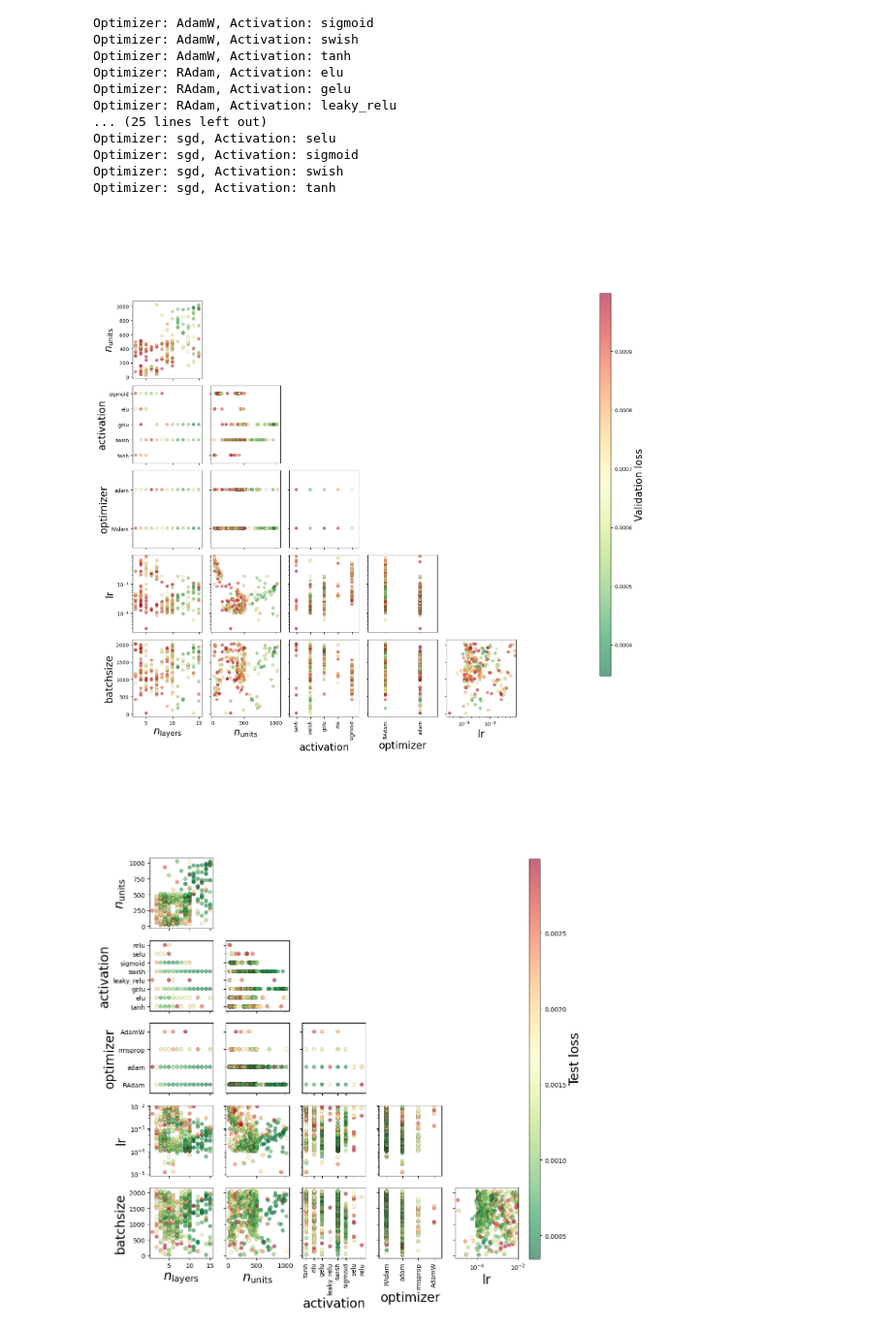
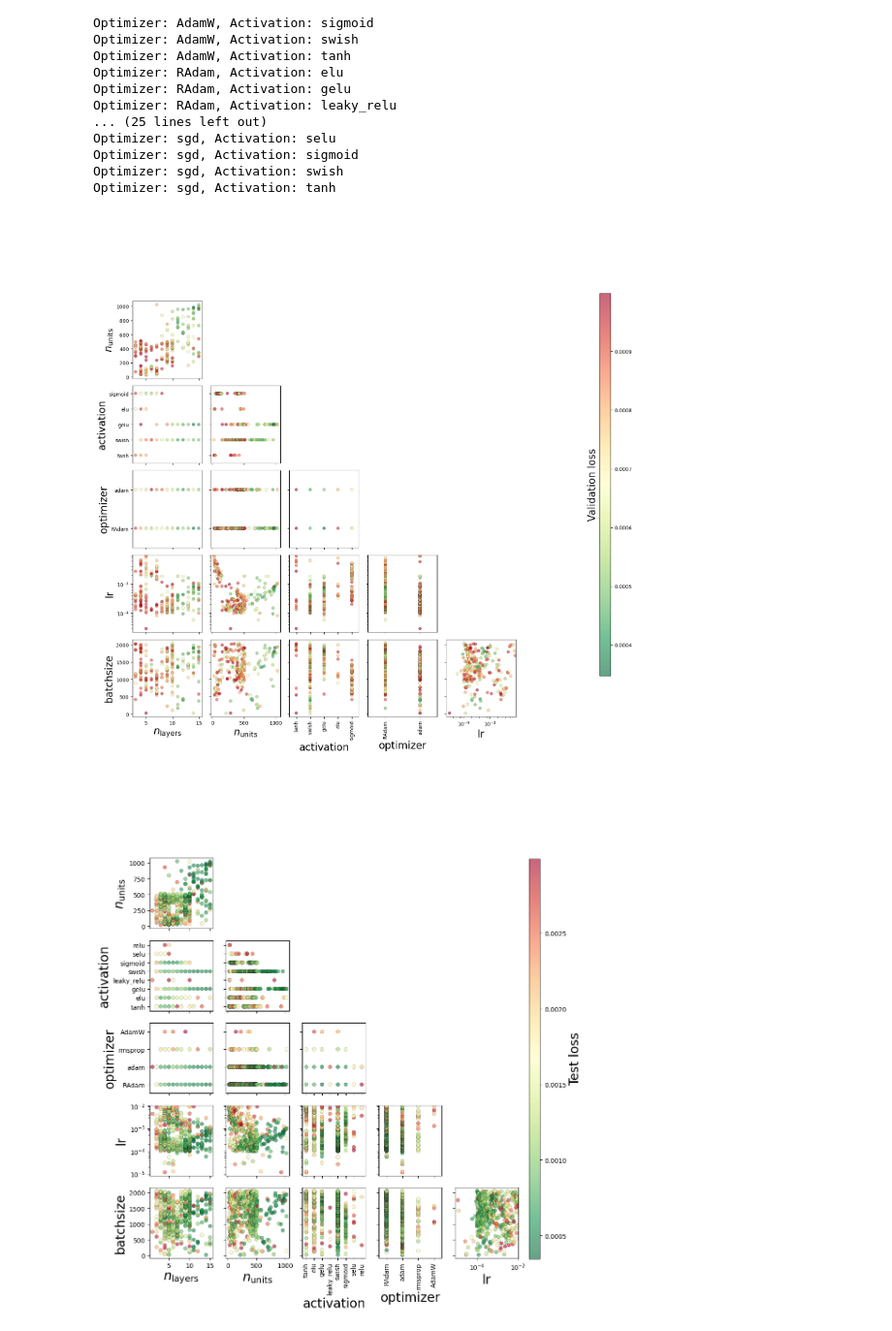
Before and after one commit to r0b42o/NNPowerspectra, a Jupyter notebook: exampleNotebooks/NNPerformance.ipynb, the cells around one changed output. Shown at 97% size. Cells and saved outputs as stored; diff of their text form; code cells hidden in the pictures.

```diff
--- a/exampleNotebooks/NNPerformance.ipynb
+++ b/exampleNotebooks/NNPerformance.ipynb
@@ -492,7 +492,7 @@ print(stds_at_max_size)
 import re
 
 # Beispiel: Datei mit 500 Zeilen (ersetze ggf. durch deinen Pfad)
-log_file = "training_runsv3.txt"
+log_file = "out/training_runsv3.txt"
 
 # Set zur Speicherung gültiger Kombinationen
 valid_combinations = set()
@@ -540,7 +540,7 @@ import ast
 
 results = []
 
-with open("training_runsv3.txt", "r") as f:
+with open("out/training_runsv3.txt", "r") as f:
     for line in f:
         # Extrahiere val_loss
         val_loss_str = line.split("validation loss=")[1].split(",")[0]
@@ -659,34 +659,35 @@ def corner_plot(input_parameters, param_names, val_loss, label_maps):
                             ax.set_xscale('log')
                         ax.set_xlim(lim_low, lim_high)
                         if ticks is not None:
                             ax.set_xticks(ticks)
                             ax.set_xticklabels(labels, rotation=90)
                     else:
                         if param_key == 'lr':
                             ax.set_yscale('log')
                         ax.set_ylim(lim_low, lim_high)
                         if ticks is not None:
                             ax.set_yticks(ticks)
                             ax.set_yticklabels(labels)
 
 
                 if i == n_params - 1:
                     ax.set_xlabel(param_names[j], fontsize=20)
                 if j == 0:
                     ax.set_ylabel(param_names[i], fontsize=20)
 
     fig.tight_layout()
     fig.subplots_adjust(right=0.92)
     cbar_ax = fig.add_axes([0.93, 0.15, 0.02, 0.7])
     cbar = fig.colorbar(sc, cax=cbar_ax)
     cbar.set_label('Validation loss', fontsize=20)
+    cbar.ax.yaxis.set_label_position('left')
     plt.savefig('../Plots/Examples/HyperparameterOpti.png', dpi=900)
     plt.show()
 
 # Plot aufrufen
 corner_plot(input_parameters, param_names, val_loss, label_maps)
 # %% [output]
-[figure, old version]
+[figure, new version]
 # %%
 import ast
 import pandas as pd
```
Also changed, not shown: parts of 1 cell of this notebook, 6 other files.
